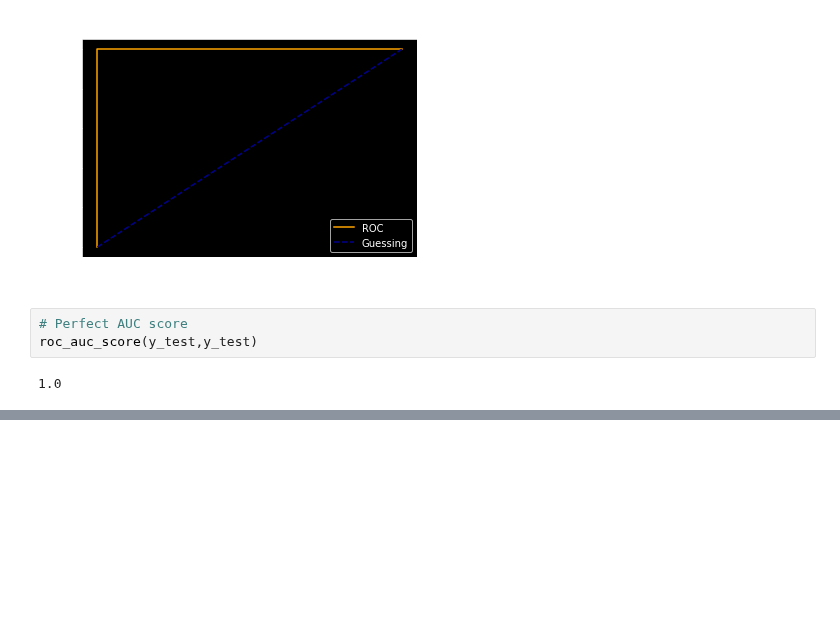
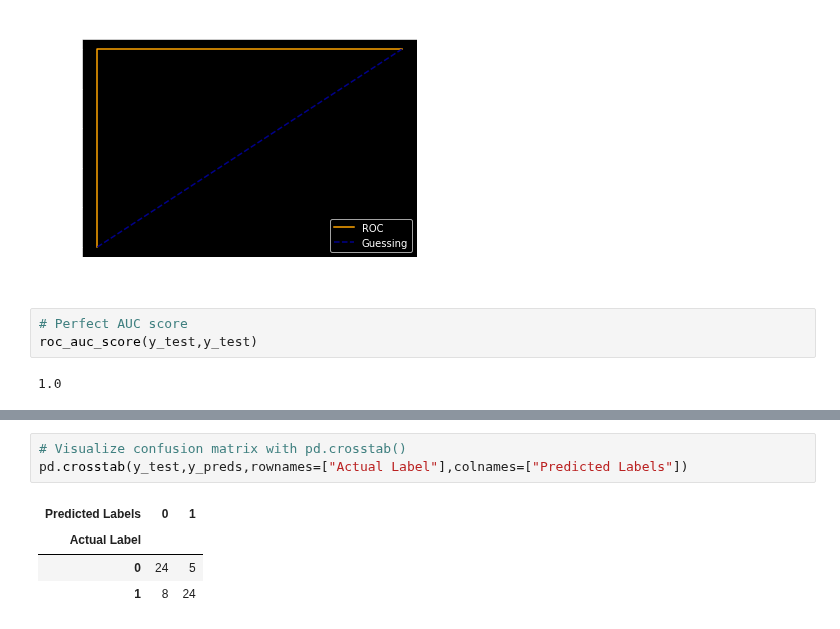
Before and after one commit to crypt096/zero-to-mastery-ml, a Jupyter notebook: introduction-to-scikit-learn.ipynb, the cells around one changed output, grey strips where cells are left out. Cells and saved outputs as stored; diff of their text form; blank space fills up the shorter version.

```diff
--- a/introduction-to-scikit-learn.ipynb
+++ b/introduction-to-scikit-learn.ipynb
@@ -1194,0 +1210,8 @@ roc_auc_score(y_test,y_test)
+# %%
+# Visualize confusion matrix with pd.crosstab()
+pd.crosstab(y_test,y_preds,rownames=["Actual Label"],colnames=["Predicted Labels"])
+# %% [output]
+| Predicted Labels | 0 | 1 |
+| Actual Label |  |  |
+| 0 | 24 | 5 |
+| 1 | 8 | 24 |
```
Also changed, not shown: parts of 5 cells of this notebook.
